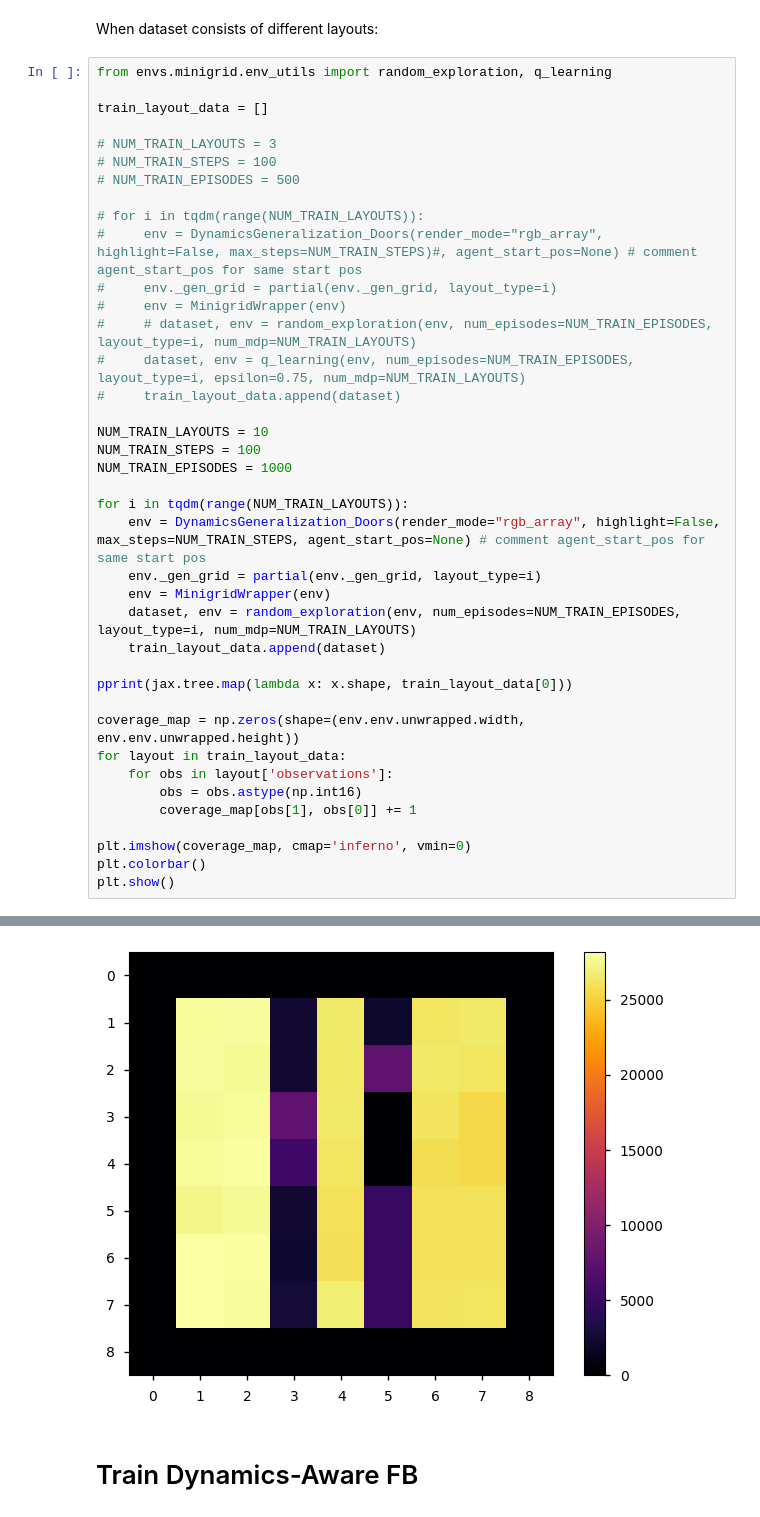
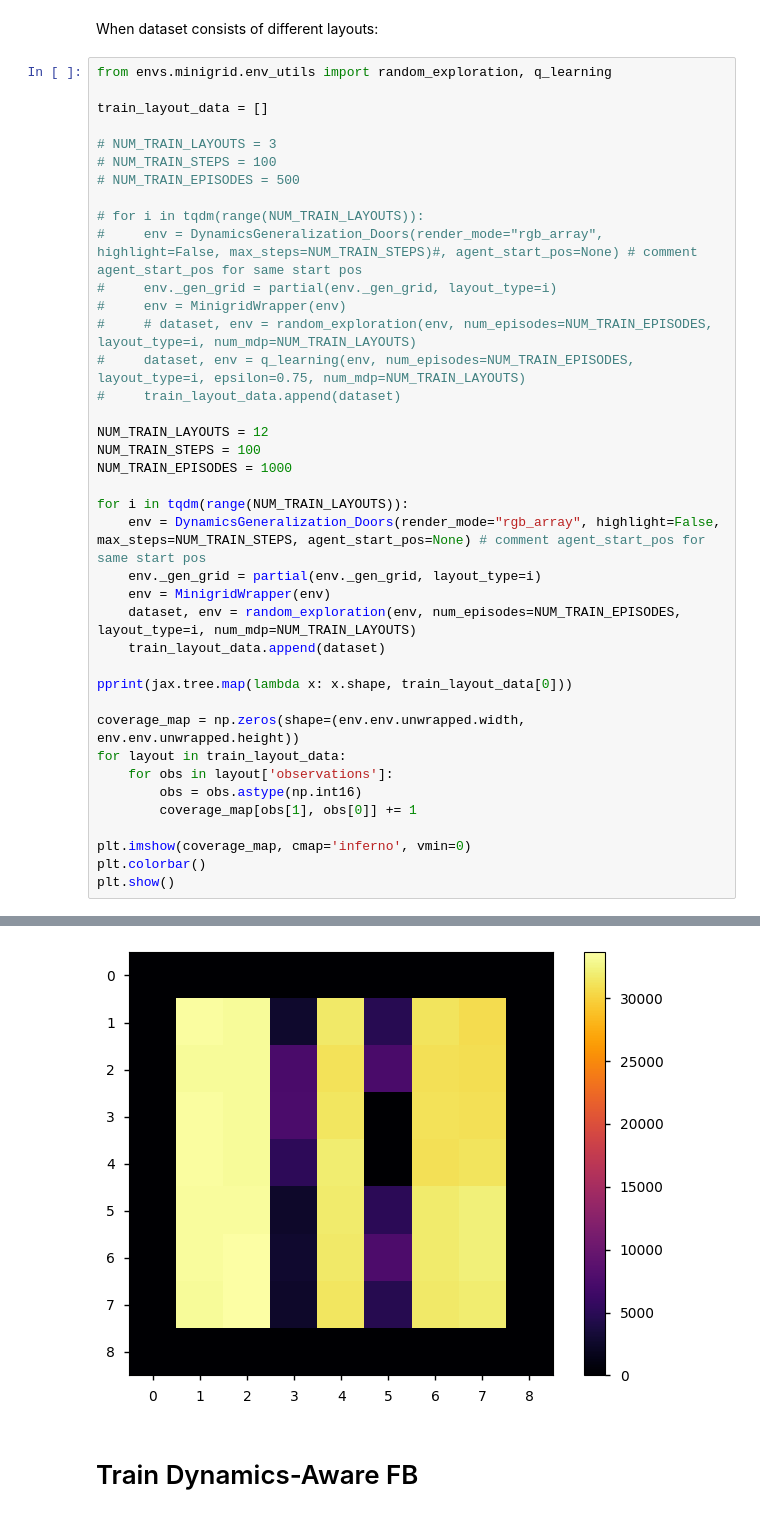
Before and after one commit to skylooop/BeliefConditionedFB, a Jupyter notebook: notebooks/dynamics_fb_doors_debug.ipynb, the cells around one changed output, grey strips where cells are left out. Cells and saved outputs as stored; diff of their text form.

```diff
--- a/notebooks/dynamics_fb_doors_debug.ipynb
+++ b/notebooks/dynamics_fb_doors_debug.ipynb
@@ -69,7 +69,7 @@ train_layout_data = []
 #     dataset, env = q_learning(env, num_episodes=NUM_TRAIN_EPISODES, layout_type=i, epsilon=0.75, num_mdp=NUM_TRAIN_LAYOUTS)
 #     train_layout_data.append(dataset)
 
-NUM_TRAIN_LAYOUTS = 10
+NUM_TRAIN_LAYOUTS = 12
 NUM_TRAIN_STEPS = 100
 NUM_TRAIN_EPISODES = 1000
 
@@ -98,8 +98,8 @@ plt.show()
 │   'next_observations': (99000, 2),
 │   'observations': (99000, 2),
 │   'terminals': (99000,)
 }
-[figure, old version]
+[figure, new version]
 # %% [markdown]
 # Train Dynamics-Aware FB
 # %%
```
Also changed, not shown: parts of 8 cells of this notebook, 25 other files.
